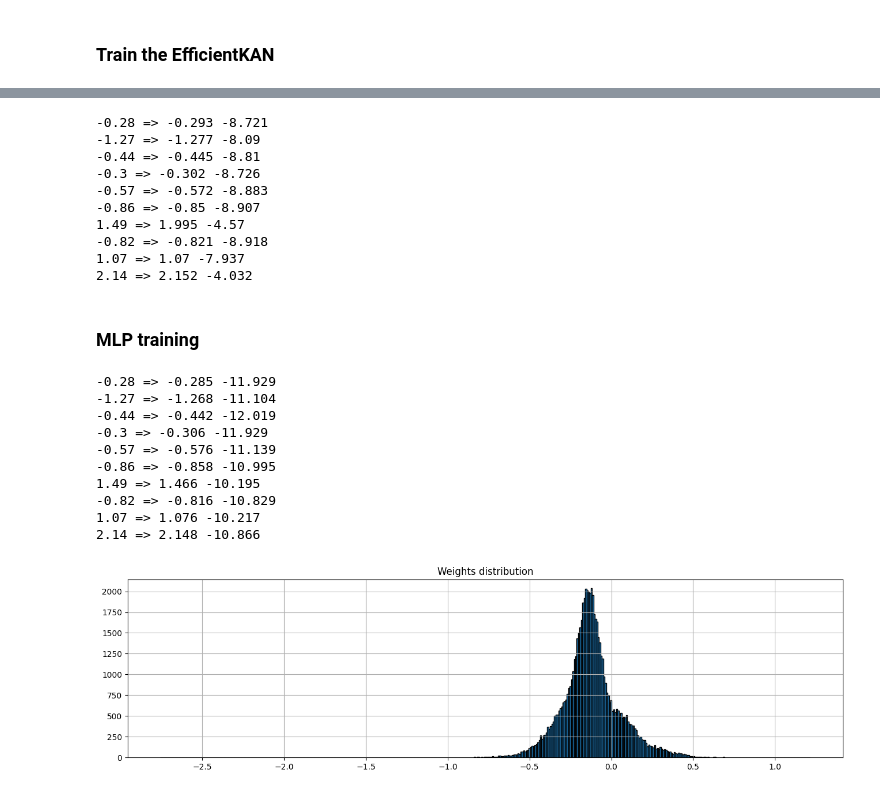
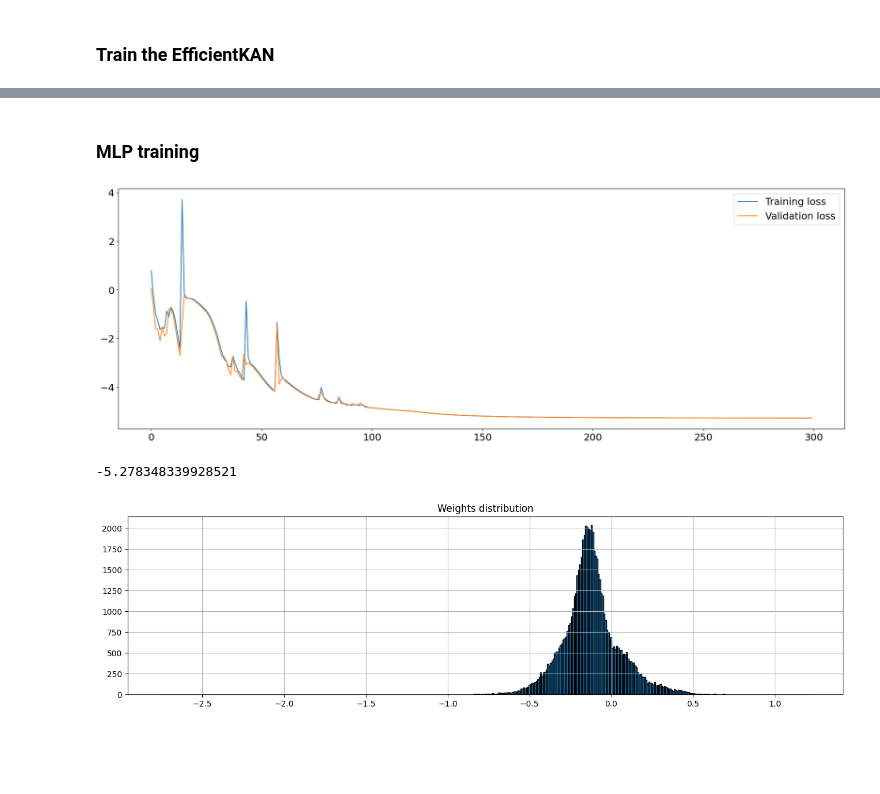
Before and after one commit to MrPio/PHM_North_America_2024_Challenge, a Jupyter notebook: 2-Torque_Target_Regression_Stochastic.ipynb, the cells around one changed output, grey strips where cells are left out. Cells and saved outputs as stored; diff of their text form; code cells hidden in the pictures; blank space fills up the shorter version.

```diff
--- a/2-Torque_Target_Regression_Stochastic.ipynb
+++ b/2-Torque_Target_Regression_Stochastic.ipynb
@@ -106,7 +156,0 @@ pyKAN.model.plot(scale=1, tick=False, in_vars=['oat', 'mgt', 'pa', 'ias', 'np',
-# %%
-y_test = train_y_1[0:3].squeeze()
-output = pyKAN(train_x_1[0:3])
-print(y_test.round(decimals=3))
-print('-------------------------')
-print(output[0].round(decimals=3))
-print(output[1].round(decimals=3))
@@ -199,21 +243,3 @@ plot_spline(efficientKAN.model, [-1, 1], scale=1, resolution=50)
-# %%
-efficientKAN.eval()
-for i in range(10):
-    x_test = train_x_1[i].unsqueeze(0)
-    y_test = train_y_1[i].unsqueeze(0)
-    output = efficientKAN(x_test)
-    print(y_test[0].item().__round__(2), '=>', output[0].item().__round__(3), output[1].item().__round__(3))
-# %% [output]
--0.28 => -0.293 -8.721
--1.27 => -1.277 -8.09
--0.44 => -0.445 -8.81
--0.3 => -0.302 -8.726
--0.57 => -0.572 -8.883
--0.86 => -0.85 -8.907
-1.49 => 1.995 -4.57
--0.82 => -0.821 -8.918
-1.07 => 1.07 -7.937
-2.14 => 2.152 -4.032
 # %% [markdown]
 ### MLP training
 # %%
@@ -240,26 +266,13 @@ class MLP(nn.Module):
 # %%
 mlp = MLP([6, 256, 256, 2], deterministic=False).to(device)
 # %%
-train(mlp, optim.Adam(mlp.parameters(), lr=.0001), train_x_10, train_y_10, epochs=10,
-      batch_size=4096, deterministic=False)
+train(mlp, optim.Adam(mlp.parameters(), lr=.01), epochs=300)
+# %% [output]
+[figure, added]
 # %%
 torch.save(mlp.state_dict(), 'models/torque_target_stochastic_mlp.pt')
 # %%
-mlp.eval()
-for i in range(10):
-    x_test = train_x_1[i].unsqueeze(0)
-    y_test = train_y_1[i].unsqueeze(0)
-    output = mlp(x_test)
-    print(y_test[0].item().__round__(2), '=>', output[0].item().__round__(3), output[1].item().__round__(3))
+test(mlp)
 # %% [output]
--0.28 => -0.285 -11.929
--1.27 => -1.268 -11.104
--0.44 => -0.442 -12.019
--0.3 => -0.306 -11.929
--0.57 => -0.576 -11.139
--0.86 => -0.858 -10.995
-1.49 => 1.466 -10.195
--0.82 => -0.816 -10.829
-1.07 => 1.076 -10.217
-2.14 => 2.148 -10.866
+-5.278348339928521
 # %%
```
Also changed, not shown: parts of 17 cells of this notebook, 9 other files.
